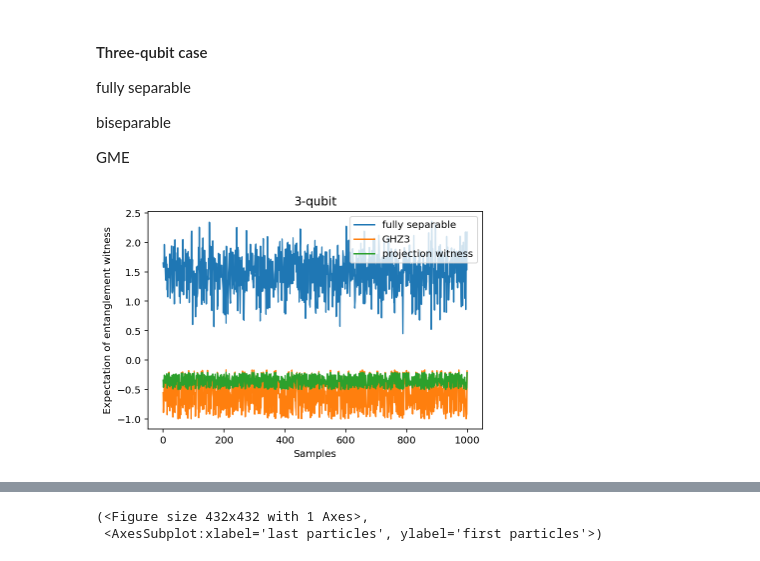
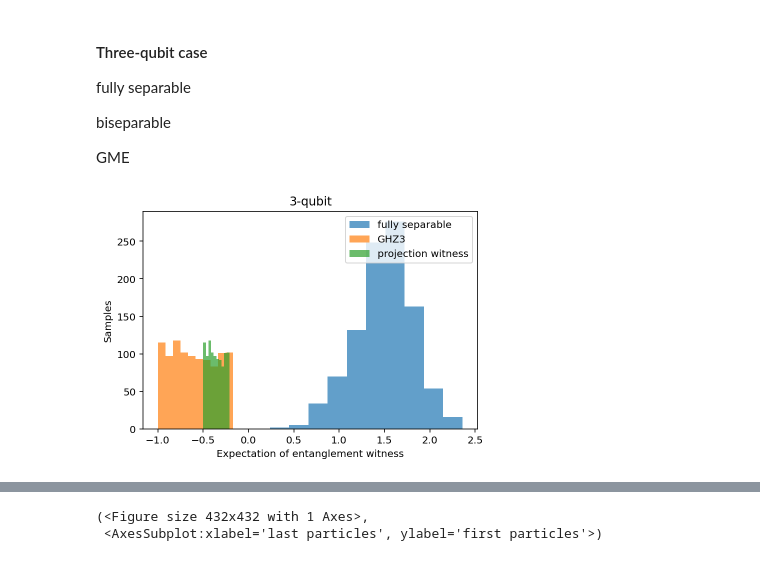
Before and after one commit to Jue-Xu/Entanglement-Witness, a Jupyter notebook: notebook/entangle.ipynb, the cells around one changed output, grey strips where cells are left out. Drawn from its saved outputs; the diff is of its cells as text; code cells hidden in the pictures.

```diff
--- a/notebook/entangle.ipynb
+++ b/notebook/entangle.ipynb
@@ -345,0 +340,10 @@ measure_observable(state, op, targets=None)
+# %%
+# bell state
+
+b = Bloch()
+# pnt = [1/np.sqrt(3), 1/np.sqrt(3), 1/np.sqrt(3)]
+# b.add_points(pnt)
+b.add_states([rand_ket(2) for i in range(200)])
+b.render()
+b.show()
+# bell_state(state='00')
@@ -415,41 +472,44 @@ ghz_3_density = [ ket2dm(ghz_state(N=3)) * (1 - p) +  p /(2**3) * qeye([2, 2, 2]
 #     ax=None,
 #     options=None)
 fig, ax = plt.subplots(figsize=(6, 4))
 
 # rigorous entanglement witness
 witness_ghz_3 =  3/2 * qeye([2, 2, 2]) - tensor([sigmax(), sigmax(), sigmax()]) - 1/2 * (tensor([sigmaz(), sigmaz(), qeye([2])]) + tensor([qeye([2]), sigmaz(), sigmaz()]) + tensor([sigmaz(), qeye([2]), sigmaz()]))
 
 expect_fully_separable_3 = [
     expect(witness_ghz_3, state) for state in generate_rand_3_qubit_pure_product_state(3,size_train)
 ]
-ax.plot(expect_fully_separable_3)
+ax.hist(expect_fully_separable_3, alpha=0.7)
+# ax.plot(expect_fully_separable_3)
 
 expect_witness_ghz_3 = [
  expect(witness_ghz_3, state) for state in ghz_3_density
 ]
-ax.plot(expect_witness_ghz_3)
+ax.hist(expect_witness_ghz_3, alpha=0.7)
+# ax.plot(expect_witness_ghz_3)
 
 witness_ghz_3_project = 1/2 * qeye([2, 2, 2]) - ket2dm(ghz_state(N=3))
 # print(witness_ghz_3_project)
 expect_witness_ghz_3_project = [
  expect(witness_ghz_3_project, state) for state in ghz_3_density
 ]
+# print(expect_witness_ghz_3_project)
+ax.hist(expect_witness_ghz_3_project, alpha=0.7)
+# ax.plot(expect_witness_ghz_3_project)
 
-# print(expect_witness_ghz_3_project)
-ax.plot(expect_witness_ghz_3_project)
 # ax.text(4, 0.4, r'$$')
-ax.set_xlabel('Samples')
+ax.set_ylabel('Samples')
 # ax.set_ylabel(r'$ \tr (W \rho ) $')
-ax.set_ylabel('Expectation of entanglement witness')
+ax.set_xlabel('Expectation of entanglement witness')
 ax.set_title('3-qubit')
 ax.legend(('fully separable', 'GHZ3', 'projection witness', 'Bell inequality', 'stabilizer', 'ML ansatz'), loc='upper right')
 # fig.show()
-# plt.savefig('three_qubit.png', dpi=300)
+# plt.savefig('three_qubit_hist.png', dpi=300)
 
 # ansatz
 three_pauli = [tensor([a,b,c]) for a in pauli_operators for b in pauli_operators for c in pauli_operators]
 # %% [output]
-[figure, old version]
+[figure, new version]
 # %%
 
 # W
```
Also changed, not shown: parts of 11 cells of this notebook, 16 other files.
